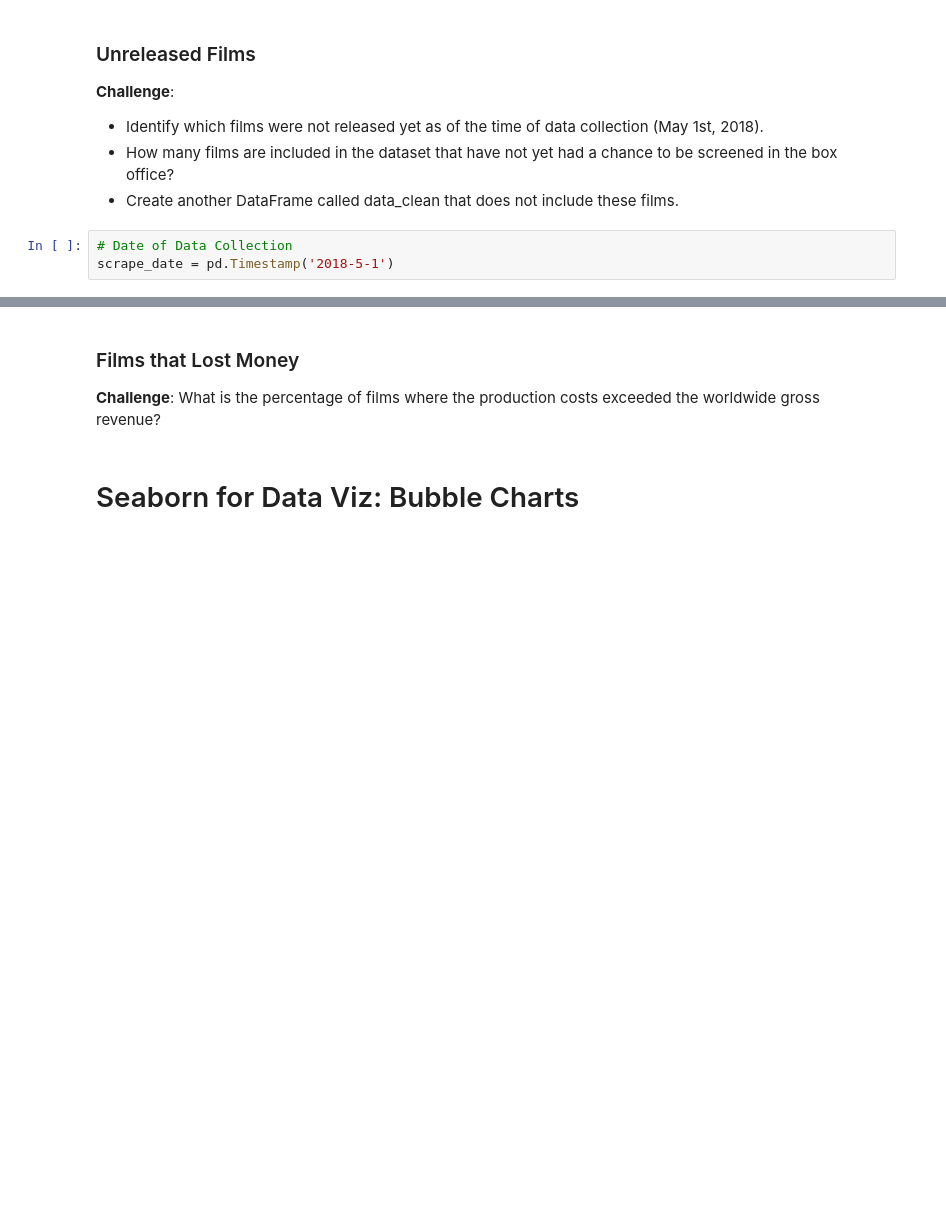
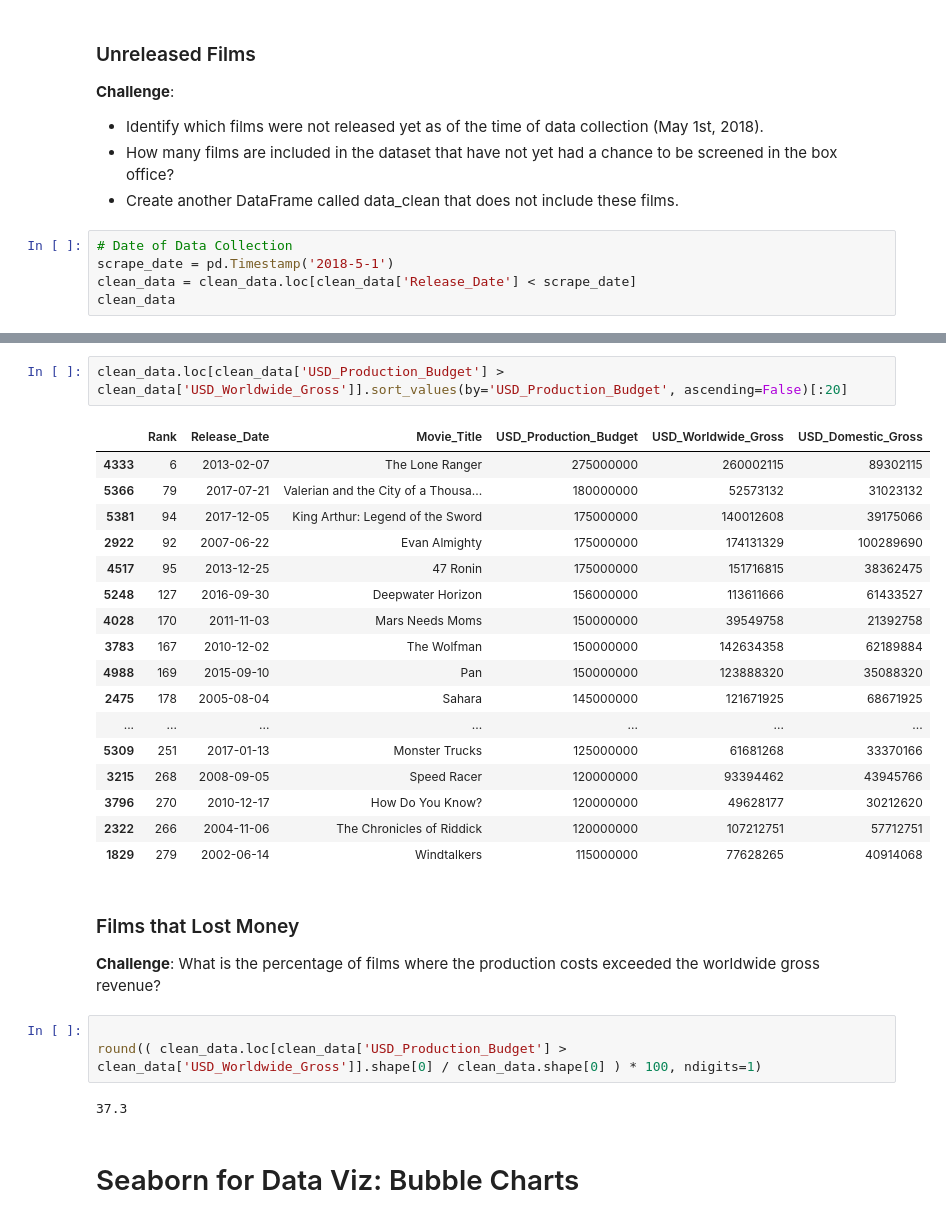
Before and after one commit to Jeff-Nibbs/seaborn-learn, a Jupyter notebook: Seaborn_and_Linear_Regression_(start).ipynb, the cells around one changed output, grey strips where cells are left out. Drawn from its saved outputs; the diff is of its cells as text; blank space fills up the shorter version.

```diff
--- a/Seaborn_and_Linear_Regression_(start).ipynb
+++ b/Seaborn_and_Linear_Regression_(start).ipynb
@@ -172,3 +196,5 @@ Hint: This time you'll have to use the `and` keyword.
 # %%
 # Date of Data Collection
 scrape_date = pd.Timestamp('2018-5-1')
+clean_data = clean_data.loc[clean_data['Release_Date'] < scrape_date]
+clean_data
@@ -175,8 +215,33 @@ scrape_date = pd.Timestamp('2018-5-1')
+# %%
+clean_data.loc[clean_data['USD_Production_Budget'] > clean_data['USD_Worldwide_Gross']].sort_values(by='USD_Production_Budget', ascending=False)[:20]
+# %% [output]
+|  | Rank | Release_Date | Movie_Title | USD_Production_Budget | USD_Worldwide_Gross | USD_Domestic_Gross |
+| 4333 | 6 | 2013-02-07 | The Lone Ranger | 275000000 | 260002115 | 89302115 |
+| 5366 | 79 | 2017-07-21 | Valerian and the City of a Thousa... | 180000000 | 52573132 | 31023132 |
+| 5381 | 94 | 2017-12-05 | King Arthur: Legend of the Sword | 175000000 | 140012608 | 39175066 |
+| 2922 | 92 | 2007-06-22 | Evan Almighty | 175000000 | 174131329 | 100289690 |
+| 4517 | 95 | 2013-12-25 | 47 Ronin | 175000000 | 151716815 | 38362475 |
+| 5248 | 127 | 2016-09-30 | Deepwater Horizon | 156000000 | 113611666 | 61433527 |
+| 4028 | 170 | 2011-11-03 | Mars Needs Moms | 150000000 | 39549758 | 21392758 |
+| 3783 | 167 | 2010-12-02 | The Wolfman | 150000000 | 142634358 | 62189884 |
+| 4988 | 169 | 2015-09-10 | Pan | 150000000 | 123888320 | 35088320 |
+| 2475 | 178 | 2005-08-04 | Sahara | 145000000 | 121671925 | 68671925 |
+| ... | ... | ... | ... | ... | ... | ... |
+| 5309 | 251 | 2017-01-13 | Monster Trucks | 125000000 | 61681268 | 33370166 |
+| 3215 | 268 | 2008-09-05 | Speed Racer | 120000000 | 93394462 | 43945766 |
+| 3796 | 270 | 2010-12-17 | How Do You Know? | 120000000 | 49628177 | 30212620 |
+| 2322 | 266 | 2004-11-06 | The Chronicles of Riddick | 120000000 | 107212751 | 57712751 |
+| 1829 | 279 | 2002-06-14 | Windtalkers | 115000000 | 77628265 | 40914068 |
 # %% [markdown]
 ### Films that Lost Money
 
 **Challenge**:
 What is the percentage of films where the production costs exceeded the worldwide gross revenue?
+# %%
+
+round(( clean_data.loc[clean_data['USD_Production_Budget'] > clean_data['USD_Worldwide_Gross']].shape[0] / clean_data.shape[0] ) * 100, ndigits=1)
+# %% [output]
+37.3
 # %% [markdown]
 # Seaborn for Data Viz: Bubble Charts
 # %% [markdown]
```
Also changed, not shown: parts of 8 cells of this notebook.
